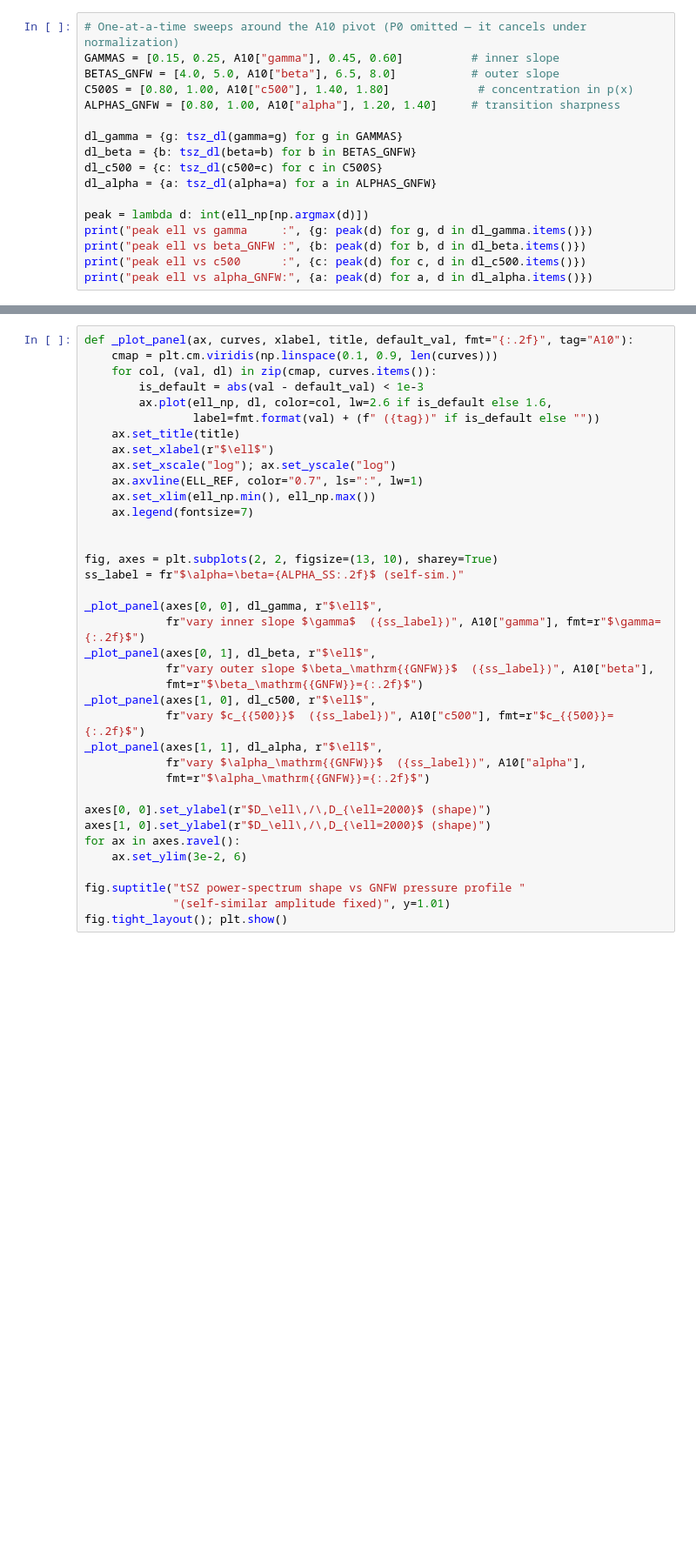
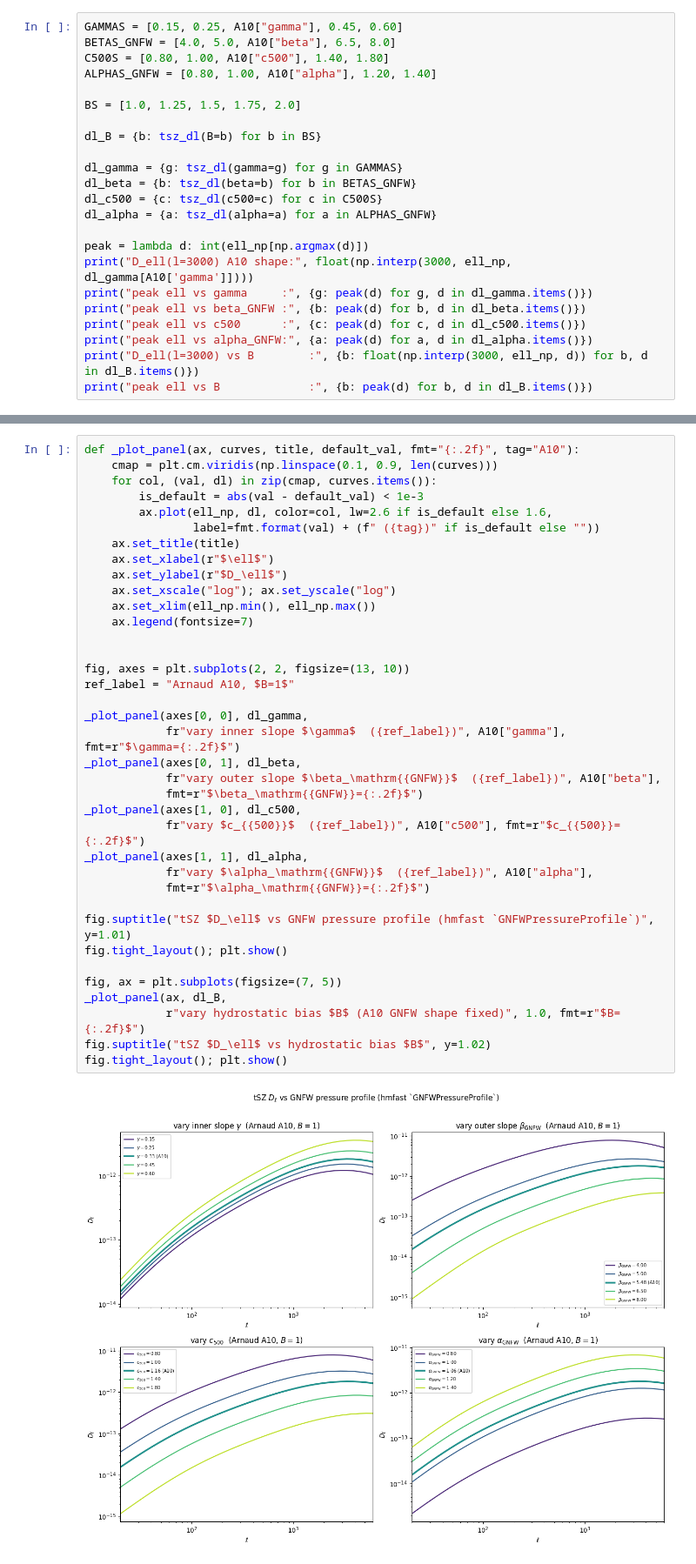
Before and after one commit to licongxu/flamingo_repo, a Jupyter notebook: notebooks/21_tsz_ps_gnfw_shape.ipynb, the cells around one changed output, grey strips where cells are left out. Shown at 87% size. Drawn from its saved outputs; the diff is of its cells as text; blank space fills up the shorter version.

```diff
--- a/notebooks/21_tsz_ps_gnfw_shape.ipynb
+++ b/notebooks/21_tsz_ps_gnfw_shape.ipynb
@@ -55,9 +70,12 @@ def tsz_dl(**gnfw_kw):
 # %%
-# One-at-a-time sweeps around the A10 pivot (P0 omitted — it cancels under normalization)
-GAMMAS = [0.15, 0.25, A10["gamma"], 0.45, 0.60]          # inner slope
-BETAS_GNFW = [4.0, 5.0, A10["beta"], 6.5, 8.0]           # outer slope
-C500S = [0.80, 1.00, A10["c500"], 1.40, 1.80]             # concentration in p(x)
-ALPHAS_GNFW = [0.80, 1.00, A10["alpha"], 1.20, 1.40]     # transition sharpness
+GAMMAS = [0.15, 0.25, A10["gamma"], 0.45, 0.60]
+BETAS_GNFW = [4.0, 5.0, A10["beta"], 6.5, 8.0]
+C500S = [0.80, 1.00, A10["c500"], 1.40, 1.80]
+ALPHAS_GNFW = [0.80, 1.00, A10["alpha"], 1.20, 1.40]
+
+BS = [1.0, 1.25, 1.5, 1.75, 2.0]
+
+dl_B = {b: tsz_dl(B=b) for b in BS}
 
 dl_gamma = {g: tsz_dl(gamma=g) for g in GAMMAS}
 dl_beta = {b: tsz_dl(beta=b) for b in BETAS_GNFW}
@@ -65,7 +83,10 @@ dl_c500 = {c: tsz_dl(c500=c) for c in C500S}
 dl_alpha = {a: tsz_dl(alpha=a) for a in ALPHAS_GNFW}
 
 peak = lambda d: int(ell_np[np.argmax(d)])
+print("D_ell(l=3000) A10 shape:", float(np.interp(3000, ell_np, dl_gamma[A10['gamma']])))
 print("peak ell vs gamma     :", {g: peak(d) for g, d in dl_gamma.items()})
 print("peak ell vs beta_GNFW :", {b: peak(d) for b, d in dl_beta.items()})
 print("peak ell vs c500      :", {c: peak(d) for c, d in dl_c500.items()})
 print("peak ell vs alpha_GNFW:", {a: peak(d) for a, d in dl_alpha.items()})
+print("D_ell(l=3000) vs B        :", {b: float(np.interp(3000, ell_np, d)) for b, d in dl_B.items()})
+print("peak ell vs B             :", {b: peak(d) for b, d in dl_B.items()})
@@ -72,37 +101,39 @@ print("peak ell vs alpha_GNFW:", {a: peak(d) for a, d in dl_alpha.items()})
 # %%
-def _plot_panel(ax, curves, xlabel, title, default_val, fmt="{:.2f}", tag="A10"):
+def _plot_panel(ax, curves, title, default_val, fmt="{:.2f}", tag="A10"):
     cmap = plt.cm.viridis(np.linspace(0.1, 0.9, len(curves)))
     for col, (val, dl) in zip(cmap, curves.items()):
         is_default = abs(val - default_val) < 1e-3
         ax.plot(ell_np, dl, color=col, lw=2.6 if is_default else 1.6,
                 label=fmt.format(val) + (f" ({tag})" if is_default else ""))
     ax.set_title(title)
     ax.set_xlabel(r"$\ell$")
+    ax.set_ylabel(r"$D_\ell$")
     ax.set_xscale("log"); ax.set_yscale("log")
-    ax.axvline(ELL_REF, color="0.7", ls=":", lw=1)
     ax.set_xlim(ell_np.min(), ell_np.max())
     ax.legend(fontsize=7)
 
 
-fig, axes = plt.subplots(2, 2, figsize=(13, 10), sharey=True)
-ss_label = fr"$\alpha=\beta={ALPHA_SS:.2f}$ (self-sim.)"
+fig, axes = plt.subplots(2, 2, figsize=(13, 10))
+ref_label = "Arnaud A10, $B=1$"
 
-_plot_panel(axes[0, 0], dl_gamma, r"$\ell$",
-            fr"vary inner slope $\gamma$  ({ss_label})", A10["gamma"], fmt=r"$\gamma={:.2f}$")
-_plot_panel(axes[0, 1], dl_beta, r"$\ell$",
-            fr"vary outer slope $\beta_\mathrm{{GNFW}}$  ({ss_label})", A10["beta"],
+_plot_panel(axes[0, 0], dl_gamma,
+            fr"vary inner slope $\gamma$  ({ref_label})", A10["gamma"], fmt=r"$\gamma={:.2f}$")
+_plot_panel(axes[0, 1], dl_beta,
+            fr"vary outer slope $\beta_\mathrm{{GNFW}}$  ({ref_label})", A10["beta"],
             fmt=r"$\beta_\mathrm{{GNFW}}={:.2f}$")
-_plot_panel(axes[1, 0], dl_c500, r"$\ell$",
-            fr"vary $c_{{500}}$  ({ss_label})", A10["c500"], fmt=r"$c_{{500}}={:.2f}$")
-_plot_panel(axes[1, 1], dl_alpha, r"$\ell$",
-            fr"vary $\alpha_\mathrm{{GNFW}}$  ({ss_label})", A10["alpha"],
+_plot_panel(axes[1, 0], dl_c500,
+            fr"vary $c_{{500}}$  ({ref_label})", A10["c500"], fmt=r"$c_{{500}}={:.2f}$")
+_plot_panel(axes[1, 1], dl_alpha,
+            fr"vary $\alpha_\mathrm{{GNFW}}$  ({ref_label})", A10["alpha"],
             fmt=r"$\alpha_\mathrm{{GNFW}}={:.2f}$")
 
-axes[0, 0].set_ylabel(r"$D_\ell\,/\,D_{\ell=2000}$ (shape)")
-axes[1, 0].set_ylabel(r"$D_\ell\,/\,D_{\ell=2000}$ (shape)")
-for ax in axes.ravel():
-    ax.set_ylim(3e-2, 6)
+fig.suptitle("tSZ $D_\ell$ vs GNFW pressure profile (hmfast `GNFWPressureProfile`)", y=1.01)
+fig.tight_layout(); plt.show()
 
-fig.suptitle("tSZ power-spectrum shape vs GNFW pressure profile "
-             "(self-similar amplitude fixed)", y=1.01)
+fig, ax = plt.subplots(figsize=(7, 5))
+_plot_panel(ax, dl_B,
+            r"vary hydrostatic bias $B$ (A10 GNFW shape fixed)", 1.0, fmt=r"$B={:.2f}$")
+fig.suptitle("tSZ $D_\ell$ vs hydrostatic bias $B$", y=1.02)
 fig.tight_layout(); plt.show()
+# %% [output]
+[figure, added]
```
Also changed, not shown: parts of 12 cells of this notebook, 1 other file.
